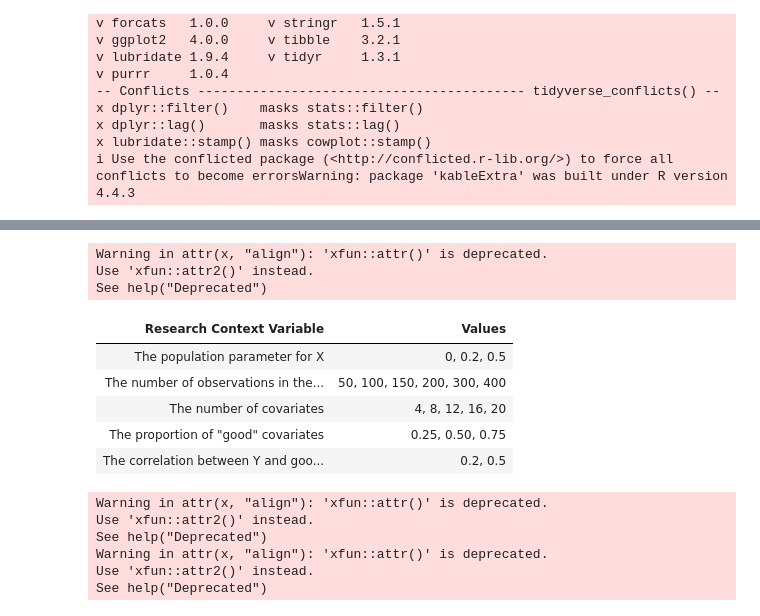
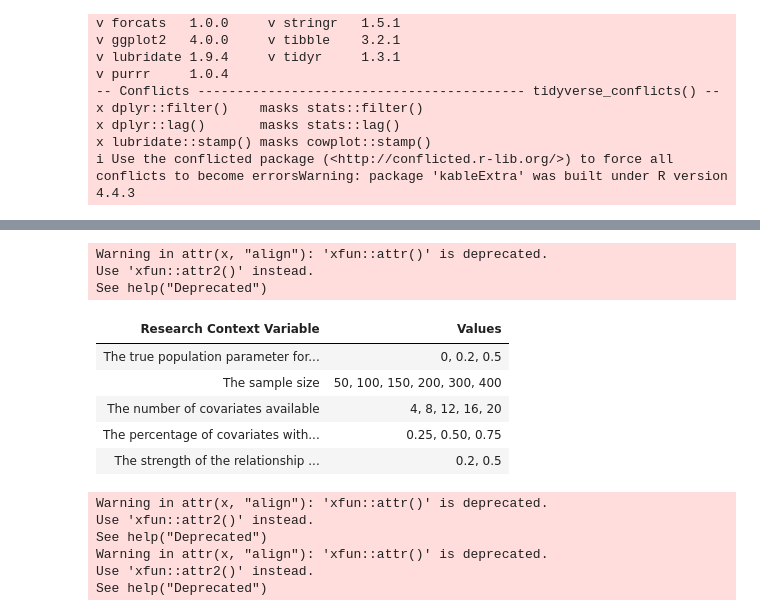
Before and after one commit to jjcurtin/study_cov, a Jupyter notebook: notebooks/mak_tables.embed.ipynb, the cells around one changed output, grey strips where cells are left out. Saved outputs shown, nothing was run; the diff lists cells and outputs as text; code cells hidden in the pictures.

```diff
--- a/notebooks/mak_tables.embed.ipynb
+++ b/notebooks/mak_tables.embed.ipynb
@@ -74,39 +74,39 @@ See help("Deprecated")
 # %%
 #| label: tbl-dictionary
 #| tbl-cap: "Research context variables and values"
 
 data_tbl0 <- tibble(
   description = c(
-    "The population parameter for X",
-    "The number of observations in the sample",
-    "The number of covariates",
-    "The proportion of \"good\" covariates",
-    "The correlation between Y and good covariates"),
+    "The true population parameter for the focal IV",
+    "The sample size",
+    "The number of covariates available",
+    "The percentage of covariates with non-zero relationships with the outcome",
+    "The strength of the relationship between the covariates and Y"),
   values = c("0, 0.2, 0.5",
              "50, 100, 150, 200, 300, 400",
              "4, 8, 12, 16, 20",
              "0.25, 0.50, 0.75",
              "0.2, 0.5"
              )
 )
 
 data_tbl0 |>
   kbl(col.names = c("Research Context Variable", "Values"),
       escape = FALSE) |>
-  kable_styling(bootstrap_options = c("striped", "hover"),
+  kable_styling(bootstrap_options = c("striped"),
                 full_width = FALSE) |>
   column_spec(1, width = "15em") |>
   column_spec(2, width = "10em")
 # %% [output]
 Warning in attr(x, "align"): 'xfun::attr()' is deprecated.
 Use 'xfun::attr2()' instead.
 See help("Deprecated")
 | Research Context Variable | Values |
-| The population parameter for X | 0, 0.2, 0.5 |
-| The number of observations in the... | 50, 100, 150, 200, 300, 400 |
-| The number of covariates | 4, 8, 12, 16, 20 |
-| The proportion of "good" covariates | 0.25, 0.50, 0.75 |
-| The correlation between Y and goo... | 0.2, 0.5 |
+| The true population parameter for... | 0, 0.2, 0.5 |
+| The sample size | 50, 100, 150, 200, 300, 400 |
+| The number of covariates available | 4, 8, 12, 16, 20 |
+| The percentage of covariates with... | 0.25, 0.50, 0.75 |
+| The strength of the relationship ... | 0.2, 0.5 |
 # %%
 #| label: tbl-est
 #| tbl-cap: "Mean estimates of effect size by method and true effect size"
```
Also changed, not shown: 10 other files.
